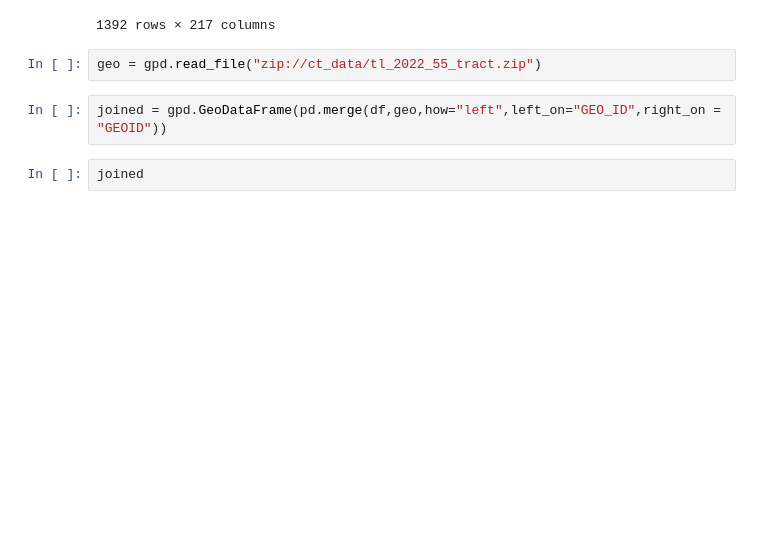
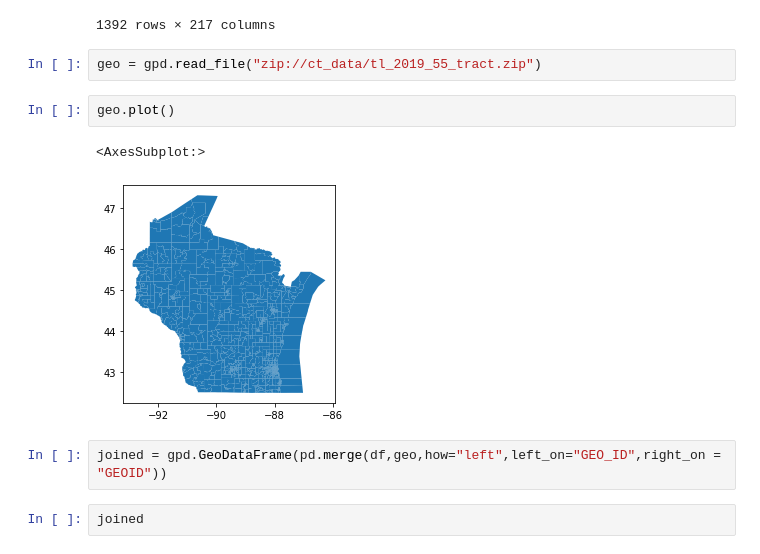
Before and after one commit to ychen884/STICC-GCC, a Jupyter notebook: process_data.ipynb, the cells around one changed output. Saved outputs shown, nothing was run; the diff lists cells and outputs as text; blank space fills up the shorter version.

```diff
--- a/process_data.ipynb
+++ b/process_data.ipynb
@@ -54,7 +60,12 @@ df
 | 1391 | 55141011700 | Census Tract 117, Wood County, Wi... | 3746 | 3746 | 2372 | 63.3 | 2364 | 63.1 | ... |
 1392 rows × 217 columns
 # %%
-geo = gpd.read_file("zip://ct_data/tl_2022_55_tract.zip")
+geo = gpd.read_file("zip://ct_data/tl_2019_55_tract.zip")
+# %%
+geo.plot()
+# %% [output]
+<AxesSubplot:>
+[figure, added]
 # %%
 joined = gpd.GeoDataFrame(pd.merge(df,geo,how="left",left_on="GEO_ID",right_on = "GEOID"))
 # %%
```
Also changed, not shown: parts of 14 cells of this notebook, 2 other files.
